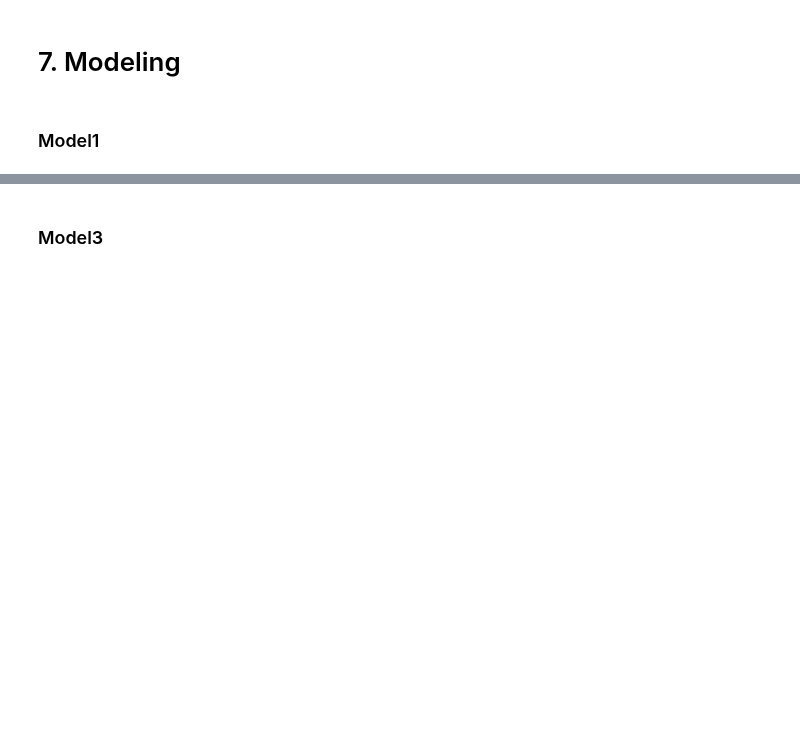
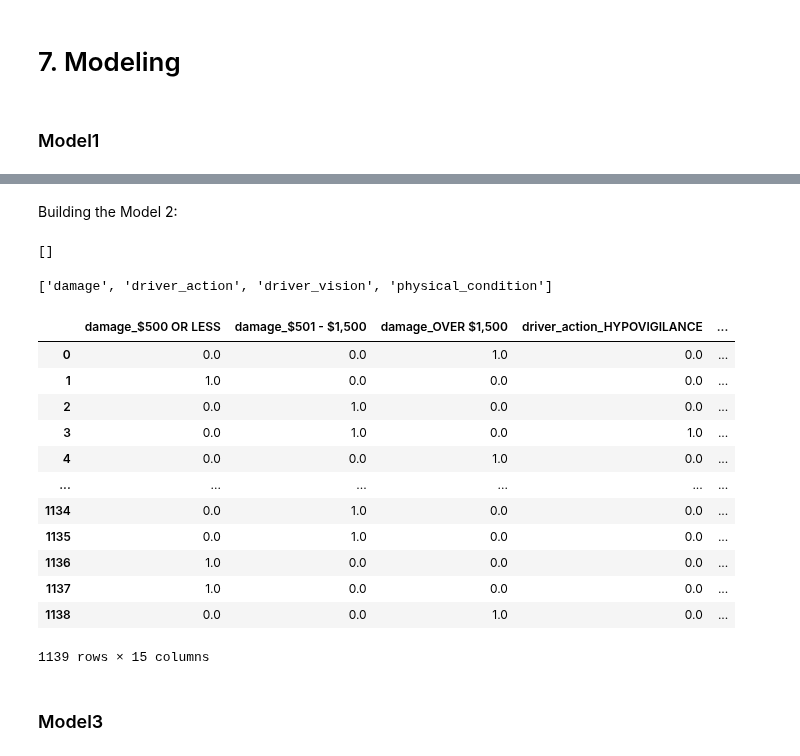
Before and after one commit to Ivan3864/dsc-Accidents-analysis, a Jupyter notebook: notebook.ipynb, the cells around one changed output, grey strips where cells are left out. Cells and saved outputs as stored; diff of their text form; code cells hidden in the pictures; blank space fills up the shorter version.

Commit message:
Model 2

```diff
--- a/notebook.ipynb
+++ b/notebook.ipynb
@@ -378,0 +579,2 @@ plt.show()
+# %% [markdown]
+Building the Model 2:
@@ -379,3 +589,63 @@ plt.show()
+# %%
+# Preprocessing numerical
+# retrieving list of numeric columns
+num_cols = model2_df.drop(columns=target).select_dtypes(exclude=object).columns.tolist()
+num_cols
+# %% [output]
+[]
+# %%
+# creating a pipeline
+# SimpleImputer will use the median to fill nulls
+# RobustScaler will use the median to scale
+from sklearn.pipeline import Pipeline
+from sklearn.impute import SimpleImputer
+from sklearn.preprocessing import StandardScaler, OneHotEncoder, RobustScaler
+
+num_transform = Pipeline([('imputer', SimpleImputer(strategy='median')),
+                        ('scale', RobustScaler())])
+# %%
+# preprocessing categorical
+# retrieving list of categorical columns
+cat_cols = model2_df.drop(columns=target).select_dtypes('object').columns.tolist()
+cat_cols
+# %% [output]
+['damage', 'driver_action', 'driver_vision', 'physical_condition']
+# %%
+# creating a pipeline
+# SimpleImputer will use strategy 'constant' == 'missing value' input for objects
+# OneHotEncoder will scale the categorical data to a binary column
+cat_transform = Pipeline([('imputer', SimpleImputer(strategy='constant', fill_value="MISSING")),
+                 ('encoder', OneHotEncoder(sparse=False, handle_unknown='ignore'))])
+# %%
+# Column Transformer
+# combine both pipelines into one using columntransformer \n",
+from sklearn.compose import ColumnTransformer
+
+preprocessing = ColumnTransformer([('num', num_transform, num_cols),
+                                 ('cat', cat_transform, cat_cols)])
+# preprocessing X_train and X_test\n",
+X_train_tf = preprocessing.fit_transform(X_train)
+X_test_tf = preprocessing.transform(X_test)
+# %%
+# accessing categorical columns from pipeline then converting to dataframe\n",
+slice_pipe = preprocessing.named_transformers_['cat']
+cat_features = slice_pipe.named_steps['encoder'].get_feature_names_out(cat_cols)
+X_train_tf = pd.DataFrame(X_train_tf,columns=[*num_cols, *cat_features])
+X_train_tf
+# %% [output]
+|  | damage_$500 OR LESS | damage_$501 - $1,500 | damage_OVER $1,500 | driver_action_HYPOVIGILANCE | ... |
+| 0 | 0.0 | 0.0 | 1.0 | 0.0 | ... |
+| 1 | 1.0 | 0.0 | 0.0 | 0.0 | ... |
+| 2 | 0.0 | 1.0 | 0.0 | 0.0 | ... |
+| 3 | 0.0 | 1.0 | 0.0 | 1.0 | ... |
+| 4 | 0.0 | 0.0 | 1.0 | 0.0 | ... |
+| ... | ... | ... | ... | ... | ... |
+| 1134 | 0.0 | 1.0 | 0.0 | 0.0 | ... |
+| 1135 | 0.0 | 1.0 | 0.0 | 0.0 | ... |
+| 1136 | 1.0 | 0.0 | 0.0 | 0.0 | ... |
+| 1137 | 1.0 | 0.0 | 0.0 | 0.0 | ... |
+| 1138 | 0.0 | 0.0 | 1.0 | 0.0 | ... |
+1139 rows × 15 columns
 # %% [markdown]
 ### Model3
 # %% [markdown]
```
Also changed, not shown: parts of 34 cells of this notebook.
